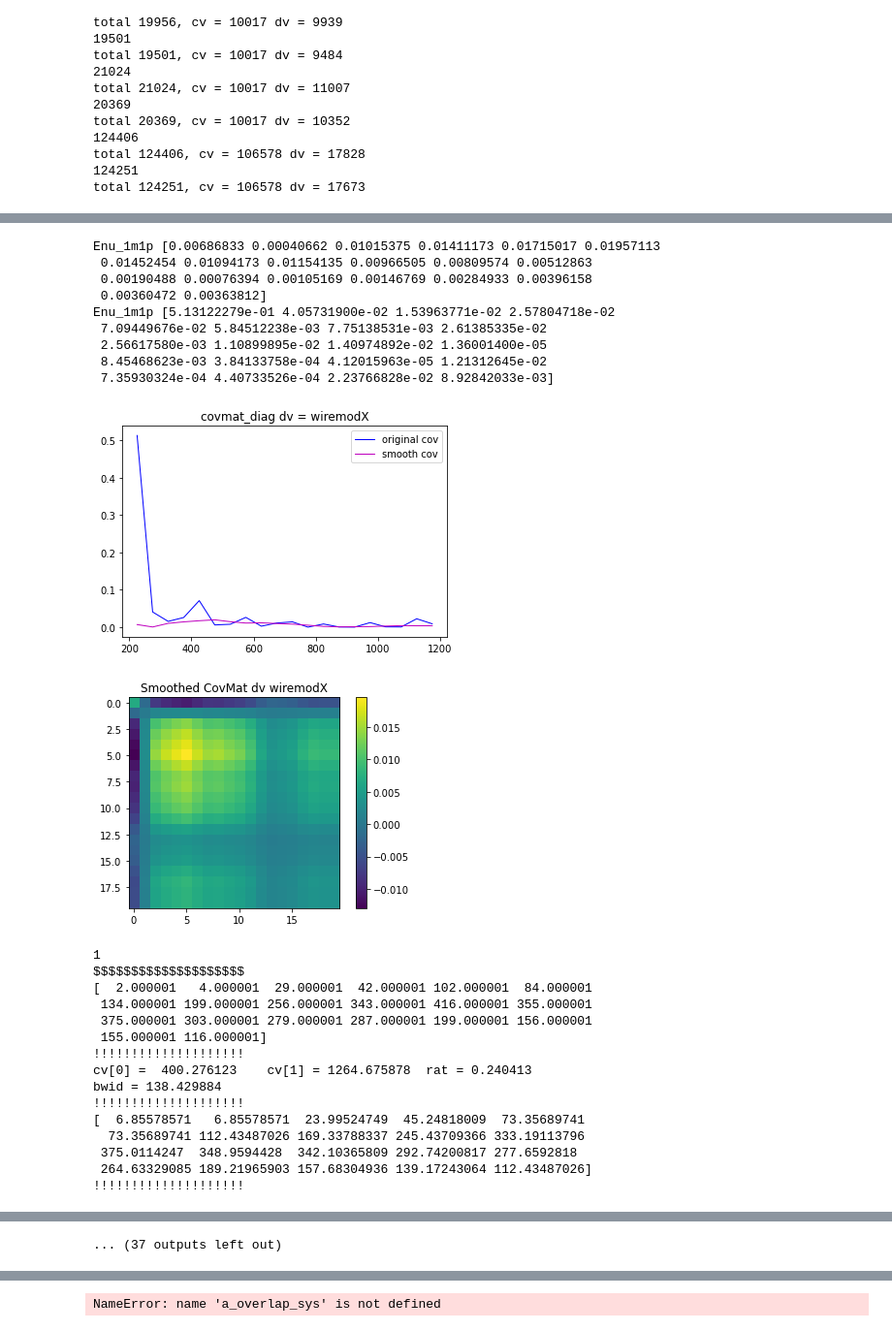
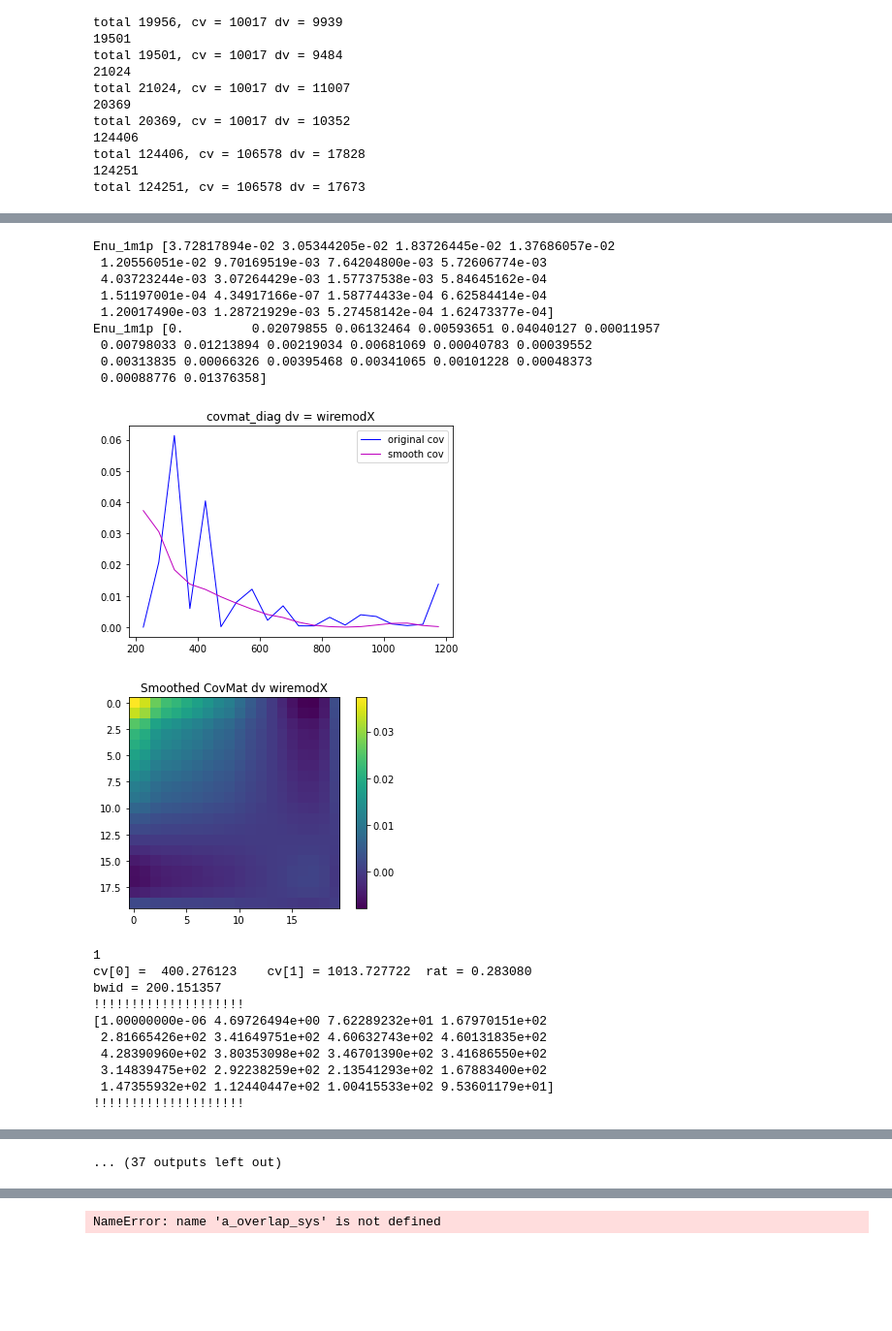
Before and after one commit to LArbys/1L1PSelection, a Jupyter notebook: Notebooks/DetSys.ipynb, the cells around one changed output, grey strips where cells are left out. Shown at 97% size. Drawn from its saved outputs; the diff is of its cells as text; code cells hidden in the pictures; blank space fills up the shorter version.

```diff
--- a/Notebooks/DetSys.ipynb
+++ b/Notebooks/DetSys.ipynb
@@ -417,22 +393,23 @@ for i in range(1):
         var_cv_list = np.array(var_cv.astype(float).values.tolist())
         var_sys_list = np.array(var_sys.astype(float).values.tolist())
         cv_weights = np.array(myvardf.query(s_cuts_cv)['xsec_corr_weight'].astype(float).values.tolist())
-        sys_weights = np.array(myvardf.query(s_cuts)['xsec_corr_weight'].astype(float).values.tolist())
+        dv_weights = np.array(myvardf.query(s_cuts)['xsec_corr_weight'].astype(float).values.tolist())
         ratio = pot_cv / pot_dv
 
-        var_cv_list = var_cv_list * cv_weights
+#        var_cv_list = var_cv_list * cv_weights
 
-        var_sys_list = var_sys_list * sys_weights
+#        var_sys_list = var_sys_list * sys_weights
 
 
 
-        CV_smooth,DV_smooth = smooth(var_cv_list,var_sys_list,dist.myrange[0],dist.myrange[1],names[sysi],nbin=nbins,ratio=ratio)
+        CV_smooth,DV_smooth = smooth(var_cv_list,var_sys_list,dist.myrange[0],dist.myrange[1],names[sysi],cv_weights=cv_weights,dv_weights=dv_weights,nbin=nbins,ratio=ratio)
+        #CV_smooth,DV_smooth = smooth(var_cv_list,var_sys_list,dist.myrange[0],dist.myrange[1],names[sysi],cv_weights=1,dv_weights=1,nbin=nbins,ratio=ratio)
 
 
 
 #        print(cv_weights)
-        hCV,binedges = np.histogram(var_cv_list,bins=nbins,range=dist.myrange)#,weights= cv_weights)#cv_scale)
-        h0,_ = np.histogram(var_sys_list,bins=nbins,range=dist.myrange)#,weights=sys_weights)#cv_scale)
+        hCV,binedges = np.histogram(var_cv_list,bins=nbins,range=dist.myrange,weights= cv_weights)#cv_scale)
+        h0,_ = np.histogram(var_sys_list,bins=nbins,range=dist.myrange,weights=dv_weights)#cv_scale)
         bincenters = np.diff(binedges)/2 + binedges[:-1]
         h0 = h0 *ratio
 
@@ -652,19 +625,19 @@ for i in range(1):
         var_cv_list = np.array(var_cv.astype(float).values.tolist())
         var_sys_list = np.array(var_sys.astype(float).values.tolist())
         cv_weights = np.array(myvardf.query(s_cuts_cv)['xsec_corr_weight'].astype(float).values.tolist())
-        sys_weights = np.array(myvardf.query(s_cuts)['xsec_corr_weight'].astype(float).values.tolist())
+        dv_weights = np.array(myvardf.query(s_cuts)['xsec_corr_weight'].astype(float).values.tolist())
 
 
         pot_cv=myvardf.query("isCV==True").iloc[0]["POT"]
         pot_dv=myvardf.query("isCV==False").iloc[0]["POT"]
         ratio =pot_cv/pot_dv
 
-        var_cv_list = var_cv_list * cv_weights
+#        var_cv_list = var_cv_list * cv_weights
 
-        var_sys_list = var_sys_list * sys_weights
+#        var_sys_list = var_sys_list * sys_weights
 
 
-        CV_smooth,DV_smooth = smooth(var_cv_list,var_sys_list,dist.myrange[0],dist.myrange[1],names[sysi],nbin=nbins,ratio=ratio)
+        CV_smooth,DV_smooth = smooth(var_cv_list,var_sys_list,dist.myrange[0],dist.myrange[1],names[sysi],cv_weights=cv_weights,dv_weights=dv_weights,nbin=nbins,ratio=ratio)
 
 
 
@@ -771,26 +739,21 @@ bwid = 138.429884
-Enu_1m1p [0.00686833 0.00040662 0.01015375 0.01411173 0.01715017 0.01957113
- 0.01452454 0.01094173 0.01154135 0.00966505 0.00809574 0.00512863
- 0.00190488 0.00076394 0.00105169 0.00146769 0.00284933 0.00396158
- 0.00360472 0.00363812]
-Enu_1m1p [5.13122279e-01 4.05731900e-02 1.53963771e-02 2.57804718e-02
- 7.09449676e-02 5.84512238e-03 7.75138531e-03 2.61385335e-02
- 2.56617580e-03 1.10899895e-02 1.40974892e-02 1.36001400e-05
- 8.45468623e-03 3.84133758e-04 4.12015963e-05 1.21312645e-02
- 7.35930324e-04 4.40733526e-04 2.23766828e-02 8.92842033e-03]
+Enu_1m1p [3.72817894e-02 3.05344205e-02 1.83726445e-02 1.37686057e-02
+ 1.20556051e-02 9.70169519e-03 7.64204800e-03 5.72606774e-03
+ 4.03723244e-03 3.07264429e-03 1.57737538e-03 5.84645162e-04
+ 1.51197001e-04 4.34917166e-07 1.58774433e-04 6.62584414e-04
+ 1.20017490e-03 1.28721929e-03 5.27458142e-04 1.62473377e-04]
+Enu_1m1p [0.         0.02079855 0.06132464 0.00593651 0.04040127 0.00011957
+ 0.00798033 0.01213894 0.00219034 0.00681069 0.00040783 0.00039552
+ 0.00313835 0.00066326 0.00395468 0.00341065 0.00101228 0.00048373
+ 0.00088776 0.01376358]
-[figure, old version]
+[figure, new version]
-[figure, old version]
+[figure, new version]
 1
-$$$$$$$$$$$$$$$$$$$$
-[  2.000001   4.000001  29.000001  42.000001 102.000001  84.000001
- 134.000001 199.000001 256.000001 343.000001 416.000001 355.000001
- 375.000001 303.000001 279.000001 287.000001 199.000001 156.000001
- 155.000001 116.000001]
+cv[0] =  400.276123    cv[1] = 1013.727722  rat = 0.283080
+bwid = 200.151357
 !!!!!!!!!!!!!!!!!!!!
-cv[0] =  400.276123    cv[1] = 1264.675878  rat = 0.240413
-bwid = 138.429884
+[1.00000000e-06 4.69726494e+00 7.62289232e+01 1.67970151e+02
+ 2.81665426e+02 3.41649751e+02 4.60632743e+02 4.60131835e+02
+ 4.28390960e+02 3.80353098e+02 3.46701390e+02 3.41686550e+02
+ 3.14839475e+02 2.92238259e+02 2.13541293e+02 1.67883400e+02
+ 1.47355932e+02 1.12440447e+02 1.00415533e+02 9.53601179e+01]
 !!!!!!!!!!!!!!!!!!!!
-[  6.85578571   6.85578571  23.99524749  45.24818009  73.35689741
-  73.35689741 112.43487026 169.33788337 245.43709366 333.19113796
- 375.0114247  348.9594428  342.10365809 292.74200817 277.6592818
- 264.63329085 189.21965903 157.68304936 139.17243064 112.43487026]
-!!!!!!!!!!!!!!!!!!!!
```
Also changed, not shown: parts of 6 cells of this notebook.
